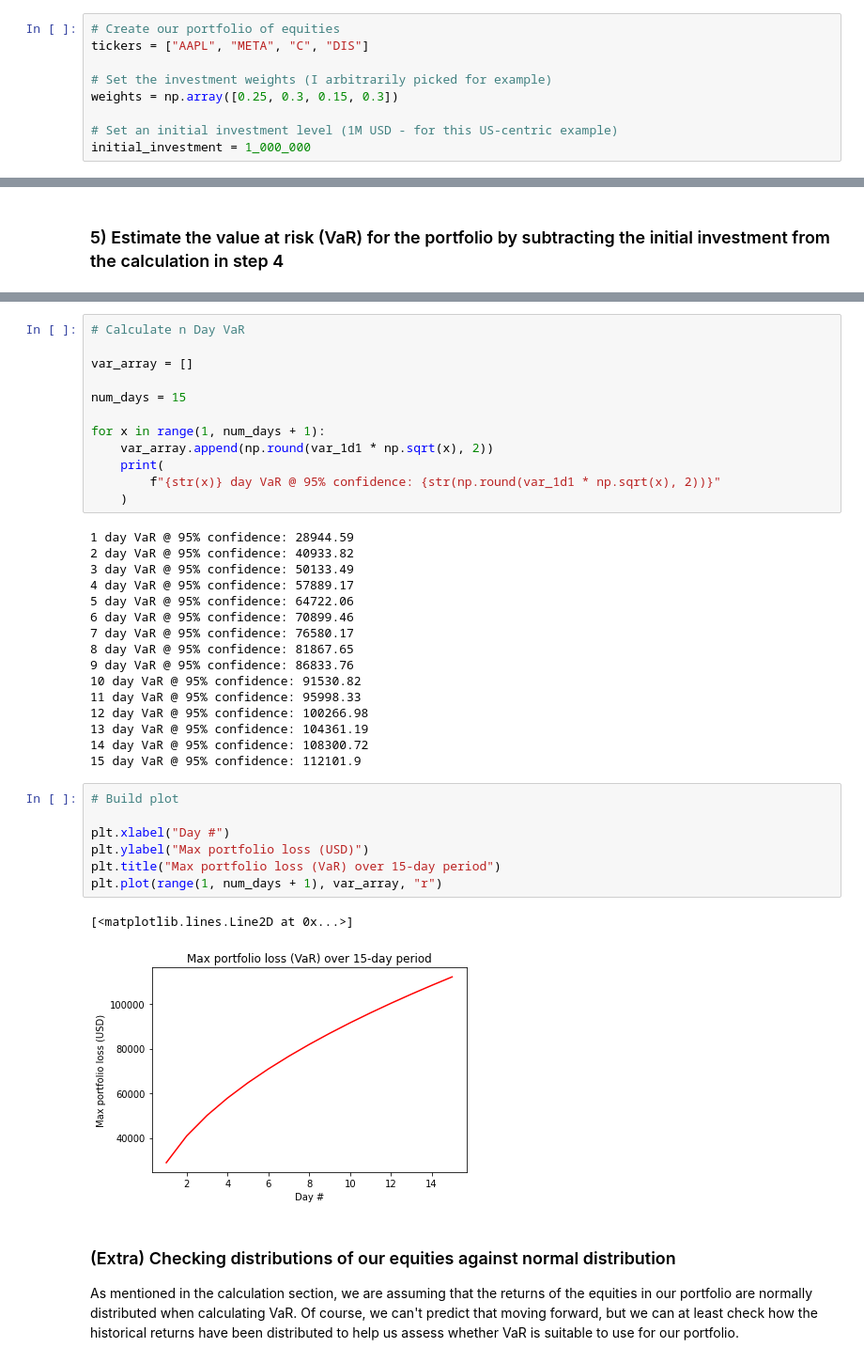
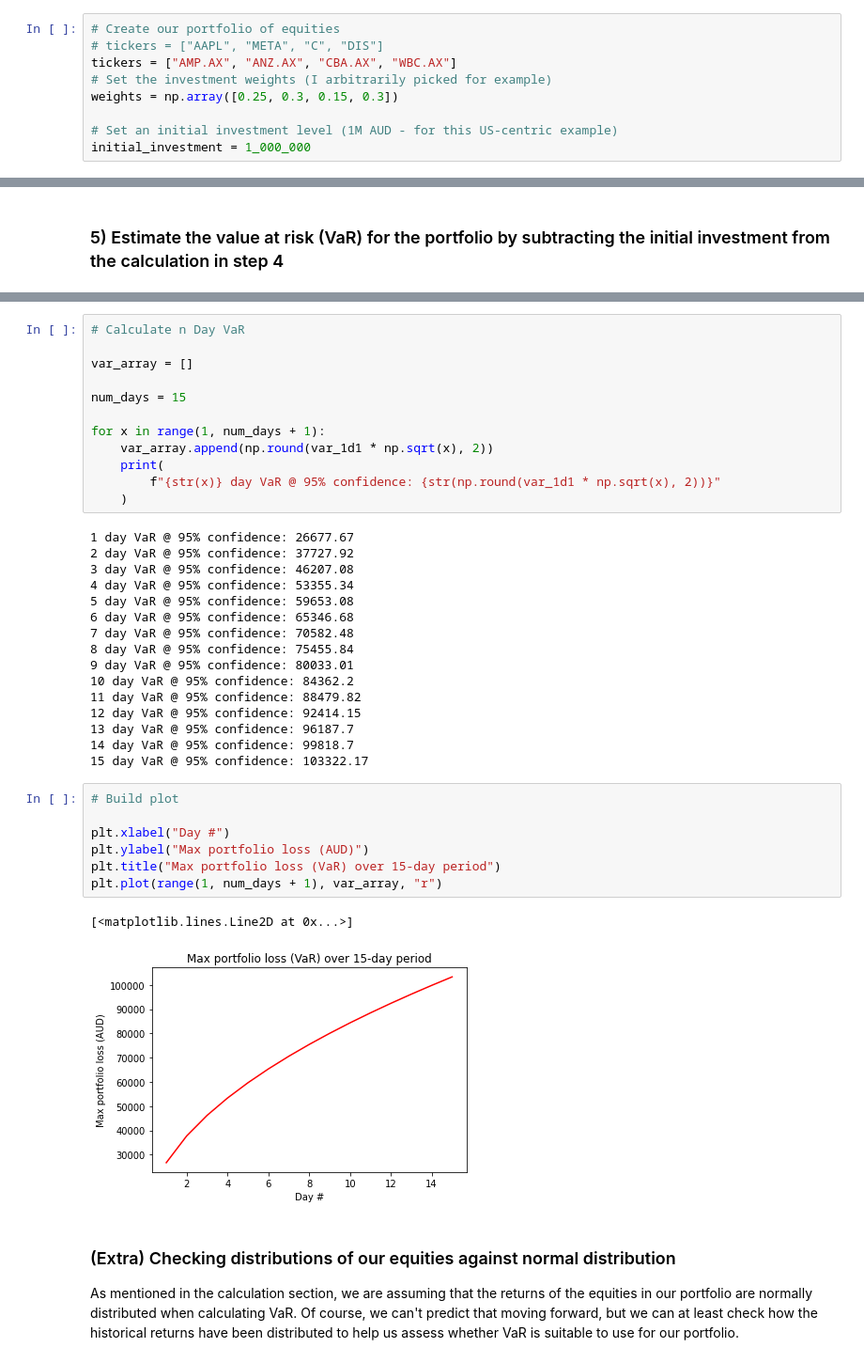
Before and after one commit to Mjboothaus/rewarding-risk, a Jupyter notebook: notebooks/PortfolioVaR.ipynb, the cells around one changed output, grey strips where cells are left out. Shown at 94% size. Drawn from its saved outputs; the diff is of its cells as text.

Commit message:
Tweaks to turn into AUS example

```diff
--- a/notebooks/PortfolioVaR.ipynb
+++ b/notebooks/PortfolioVaR.ipynb
@@ -55,12 +55,12 @@ from scipy.stats import norm
 ### 1) Calculate periodic returns of the stocks in the portfolio
 # %%
 # Create our portfolio of equities
-tickers = ["AAPL", "META", "C", "DIS"]
-
+# tickers = ["AAPL", "META", "C", "DIS"]
+tickers = ["AMP.AX", "ANZ.AX", "CBA.AX", "WBC.AX"]
 # Set the investment weights (I arbitrarily picked for example)
 weights = np.array([0.25, 0.3, 0.15, 0.3])
 
-# Set an initial investment level (1M USD - for this US-centric example)
+# Set an initial investment level (1M AUD - for this US-centric example)
 initial_investment = 1_000_000
 # %%
 assert sum(weights) == 1.0
@@ -206,31 +206,31 @@ for x in range(1, num_days + 1):
         f"{str(x)} day VaR @ 95% confidence: {str(np.round(var_1d1 * np.sqrt(x), 2))}"
     )
 # %% [output]
-1 day VaR @ 95% confidence: 28944.59
-2 day VaR @ 95% confidence: 40933.82
-3 day VaR @ 95% confidence: 50133.49
-4 day VaR @ 95% confidence: 57889.17
-5 day VaR @ 95% confidence: 64722.06
-6 day VaR @ 95% confidence: 70899.46
-7 day VaR @ 95% confidence: 76580.17
-8 day VaR @ 95% confidence: 81867.65
-9 day VaR @ 95% confidence: 86833.76
-10 day VaR @ 95% confidence: 91530.82
-11 day VaR @ 95% confidence: 95998.33
-12 day VaR @ 95% confidence: 100266.98
-13 day VaR @ 95% confidence: 104361.19
-14 day VaR @ 95% confidence: 108300.72
-15 day VaR @ 95% confidence: 112101.9
+1 day VaR @ 95% confidence: 26677.67
+2 day VaR @ 95% confidence: 37727.92
+3 day VaR @ 95% confidence: 46207.08
+4 day VaR @ 95% confidence: 53355.34
+5 day VaR @ 95% confidence: 59653.08
+6 day VaR @ 95% confidence: 65346.68
+7 day VaR @ 95% confidence: 70582.48
+8 day VaR @ 95% confidence: 75455.84
+9 day VaR @ 95% confidence: 80033.01
+10 day VaR @ 95% confidence: 84362.2
+11 day VaR @ 95% confidence: 88479.82
+12 day VaR @ 95% confidence: 92414.15
+13 day VaR @ 95% confidence: 96187.7
+14 day VaR @ 95% confidence: 99818.7
+15 day VaR @ 95% confidence: 103322.17
 # %%
 # Build plot
 
 plt.xlabel("Day #")
-plt.ylabel("Max portfolio loss (USD)")
+plt.ylabel("Max portfolio loss (AUD)")
 plt.title("Max portfolio loss (VaR) over 15-day period")
 plt.plot(range(1, num_days + 1), var_array, "r")
 # %% [output]
 [<matplotlib.lines.Line2D at 0x...>]
-[figure, old version]
+[figure, new version]
 # %% [markdown]
 ### (Extra) Checking distributions of our equities against normal distribution
 
```
Also changed, not shown: parts of 15 cells of this notebook.
